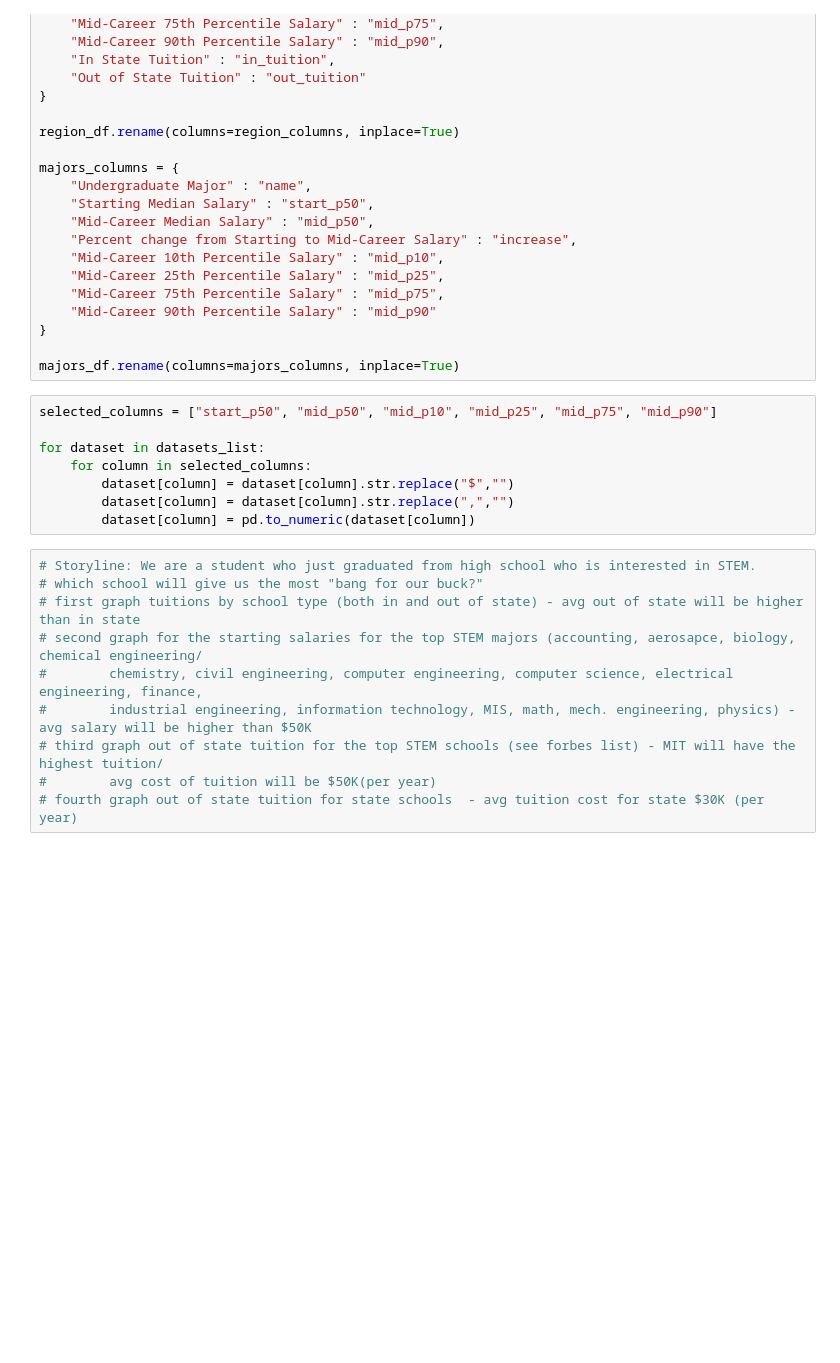
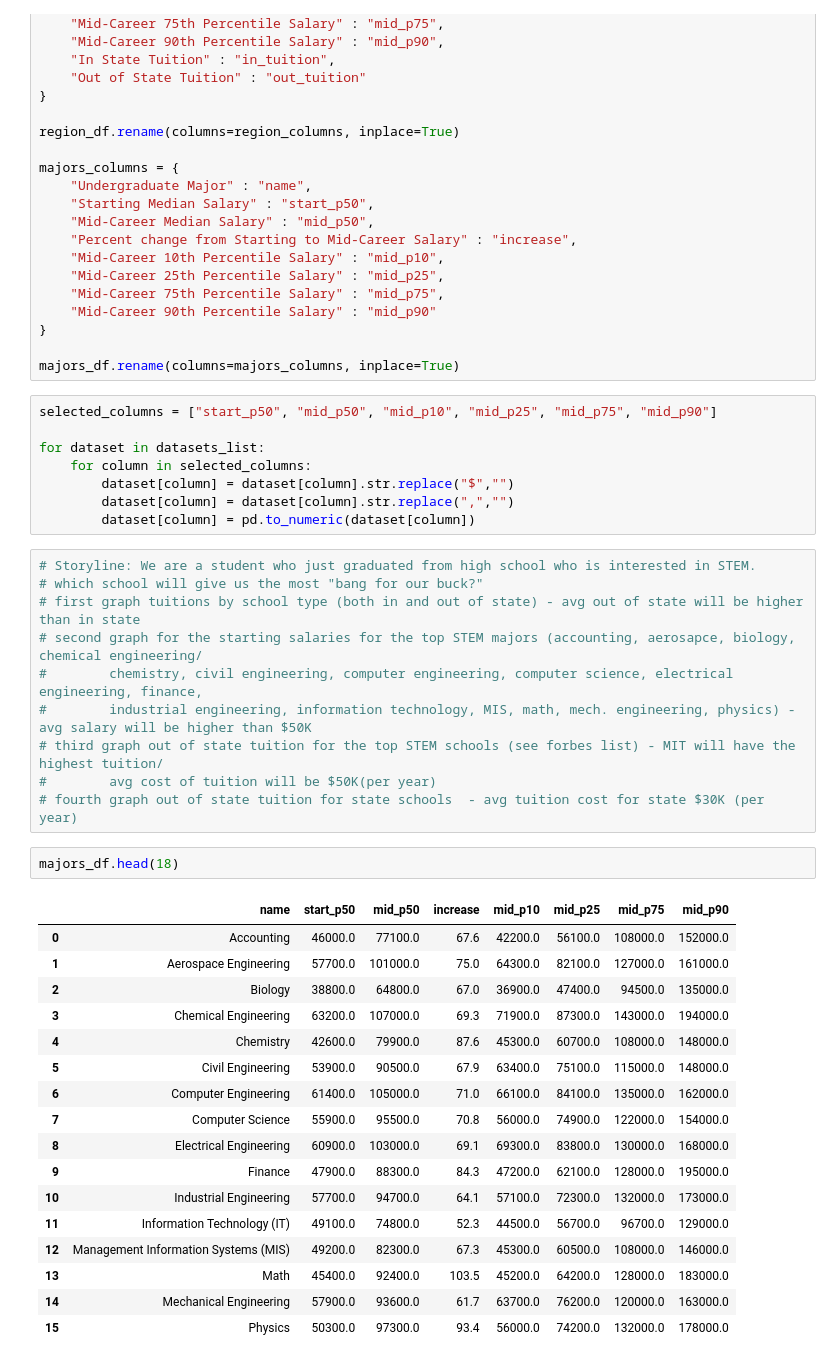
Before and after one commit to GitJudd/group-project1, a Jupyter notebook: projectcode.ipynb, the cells around one changed output. Drawn from its saved outputs; the diff is of its cells as text; blank space fills up the shorter version.

```diff
--- a/projectcode.ipynb
+++ b/projectcode.ipynb
@@ -70,3 +70,23 @@ for dataset in datasets_list:
 # third graph out of state tuition for the top STEM schools (see forbes list) - MIT will have the highest tuition/
 #        avg cost of tuition will be $50K(per year)
 # fourth graph out of state tuition for state schools  - avg tuition cost for state $30K (per year)
+# %%
+majors_df.head(18)
+# %% [output]
+|  | name | start_p50 | mid_p50 | increase | mid_p10 | mid_p25 | mid_p75 | mid_p90 |
+| 0 | Accounting | 46000.0 | 77100.0 | 67.6 | 42200.0 | 56100.0 | 108000.0 | 152000.0 |
+| 1 | Aerospace Engineering | 57700.0 | 101000.0 | 75.0 | 64300.0 | 82100.0 | 127000.0 | 161000.0 |
+| 2 | Biology | 38800.0 | 64800.0 | 67.0 | 36900.0 | 47400.0 | 94500.0 | 135000.0 |
+| 3 | Chemical Engineering | 63200.0 | 107000.0 | 69.3 | 71900.0 | 87300.0 | 143000.0 | 194000.0 |
+| 4 | Chemistry | 42600.0 | 79900.0 | 87.6 | 45300.0 | 60700.0 | 108000.0 | 148000.0 |
+| 5 | Civil Engineering | 53900.0 | 90500.0 | 67.9 | 63400.0 | 75100.0 | 115000.0 | 148000.0 |
+| 6 | Computer Engineering | 61400.0 | 105000.0 | 71.0 | 66100.0 | 84100.0 | 135000.0 | 162000.0 |
+| 7 | Computer Science | 55900.0 | 95500.0 | 70.8 | 56000.0 | 74900.0 | 122000.0 | 154000.0 |
+| 8 | Electrical Engineering | 60900.0 | 103000.0 | 69.1 | 69300.0 | 83800.0 | 130000.0 | 168000.0 |
+| 9 | Finance | 47900.0 | 88300.0 | 84.3 | 47200.0 | 62100.0 | 128000.0 | 195000.0 |
+| 10 | Industrial Engineering | 57700.0 | 94700.0 | 64.1 | 57100.0 | 72300.0 | 132000.0 | 173000.0 |
+| 11 | Information Technology (IT) | 49100.0 | 74800.0 | 52.3 | 44500.0 | 56700.0 | 96700.0 | 129000.0 |
+| 12 | Management Information Systems (MIS) | 49200.0 | 82300.0 | 67.3 | 45300.0 | 60500.0 | 108000.0 | 146000.0 |
+| 13 | Math | 45400.0 | 92400.0 | 103.5 | 45200.0 | 64200.0 | 128000.0 | 183000.0 |
+| 14 | Mechanical Engineering | 57900.0 | 93600.0 | 61.7 | 63700.0 | 76200.0 | 120000.0 | 163000.0 |
+| 15 | Physics | 50300.0 | 97300.0 | 93.4 | 56000.0 | 74200.0 | 132000.0 | 178000.0 |
```
Also changed, not shown: parts of 2 cells of this notebook.
